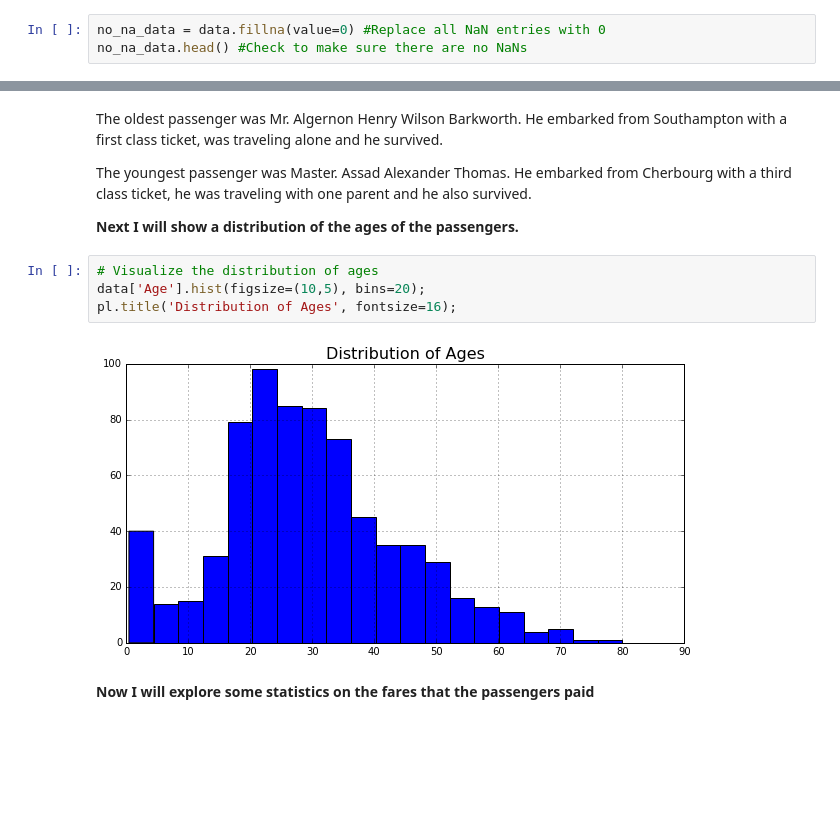
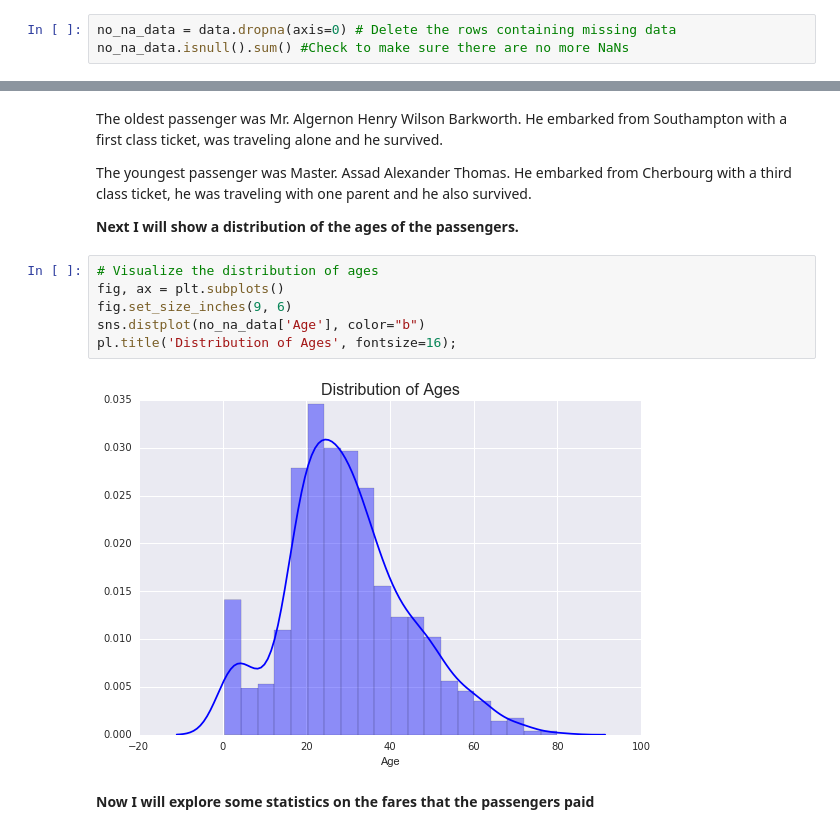
Before and after one commit to JustinHeaton/Titanic-Exploration, a Jupyter notebook: Titanic.ipynb, the cells around one changed output, grey strips where cells are left out. Drawn from its saved outputs; the diff is of its cells as text; blank space fills up the shorter version.

Commit message:
improved plots

```diff
--- a/Titanic.ipynb
+++ b/Titanic.ipynb
@@ -62,4 +67,4 @@ For now what I am going to is create a second data set which will replace the Na
 # %%
-no_na_data = data.fillna(value=0) #Replace all NaN entries with 0
-no_na_data.head() #Check to make sure there are no NaNs
+no_na_data = data.dropna(axis=0) # Delete the rows containing missing data
+no_na_data.isnull().sum() #Check to make sure there are no more NaNs
 # %% [output]
@@ -159,10 +170,12 @@ The youngest passenger was Master. Assad Alexander Thomas. He embarked from Cher
 **Next I will show a distribution of the ages of the passengers.**
 # %%
 # Visualize the distribution of ages
-data['Age'].hist(figsize=(10,5), bins=20);
+fig, ax = plt.subplots()
+fig.set_size_inches(9, 6)
+sns.distplot(no_na_data['Age'], color="b")
 pl.title('Distribution of Ages', fontsize=16);
 # %% [output]
-[figure, old version]
+[figure, new version]
 # %% [markdown]
 **Now I will explore some statistics on the fares that the passengers paid**
 # %%
```
Also changed, not shown: parts of 20 cells of this notebook.
